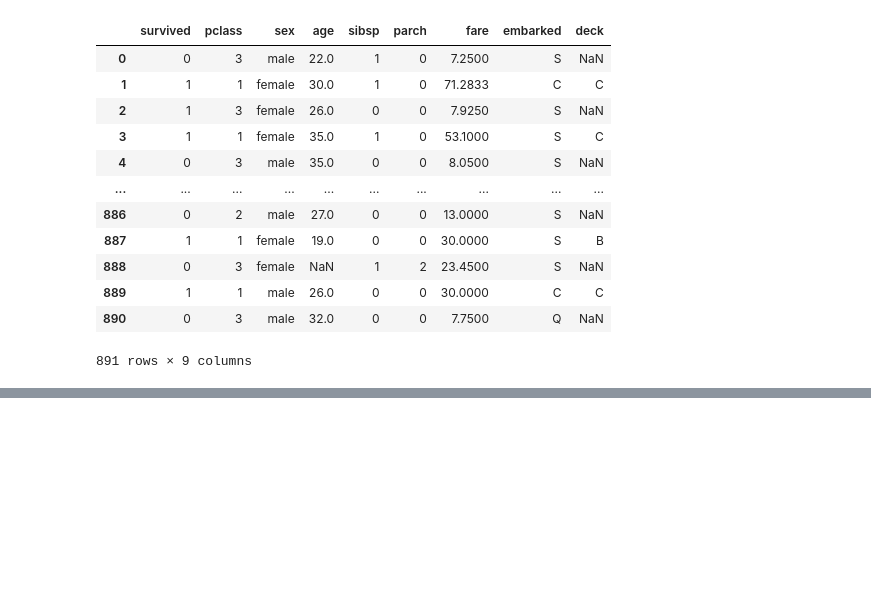
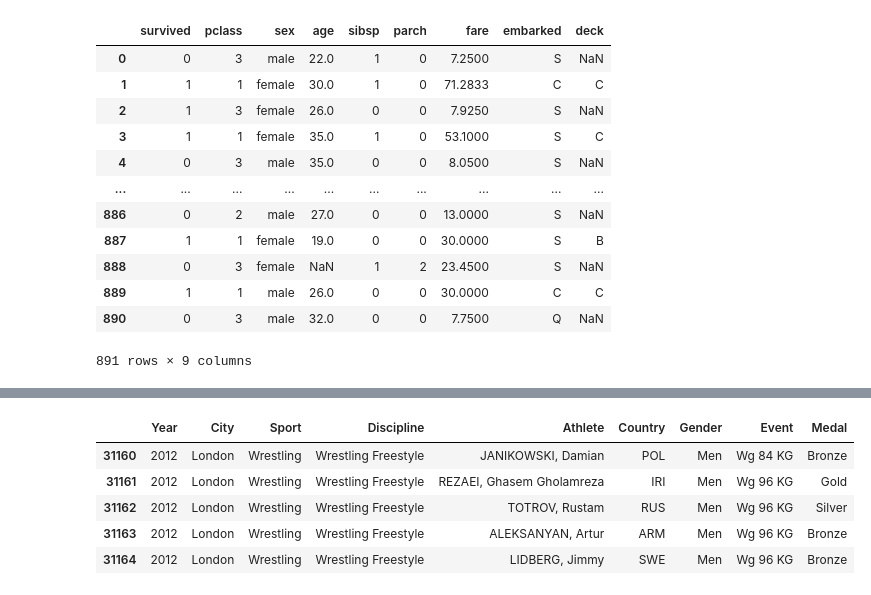
Before and after one commit to tjpark312/newRepo, a Jupyter notebook: gongboohaeboja.ipynb, the cells around one changed output, grey strips where cells are left out. Cells and saved outputs as stored; diff of their text form; code cells hidden in the pictures; blank space fills up the shorter version.

```diff
--- a/gongboohaeboja.ipynb
+++ b/gongboohaeboja.ipynb
@@ -505,0 +515,9 @@ pd.read_csv("")
+# %%
+summer.tail()
+# %% [output]
+|  | Year | City | Sport | Discipline | Athlete | Country | Gender | Event | Medal |
+| 31160 | 2012 | London | Wrestling | Wrestling Freestyle | JANIKOWSKI, Damian | POL | Men | Wg 84 KG | Bronze |
+| 31161 | 2012 | London | Wrestling | Wrestling Freestyle | REZAEI, Ghasem Gholamreza | IRI | Men | Wg 96 KG | Gold |
+| 31162 | 2012 | London | Wrestling | Wrestling Freestyle | TOTROV, Rustam | RUS | Men | Wg 96 KG | Silver |
+| 31163 | 2012 | London | Wrestling | Wrestling Freestyle | ALEKSANYAN, Artur | ARM | Men | Wg 96 KG | Bronze |
+| 31164 | 2012 | London | Wrestling | Wrestling Freestyle | LIDBERG, Jimmy | SWE | Men | Wg 96 KG | Bronze |
```
Also changed, not shown: parts of 18 cells of this notebook.
